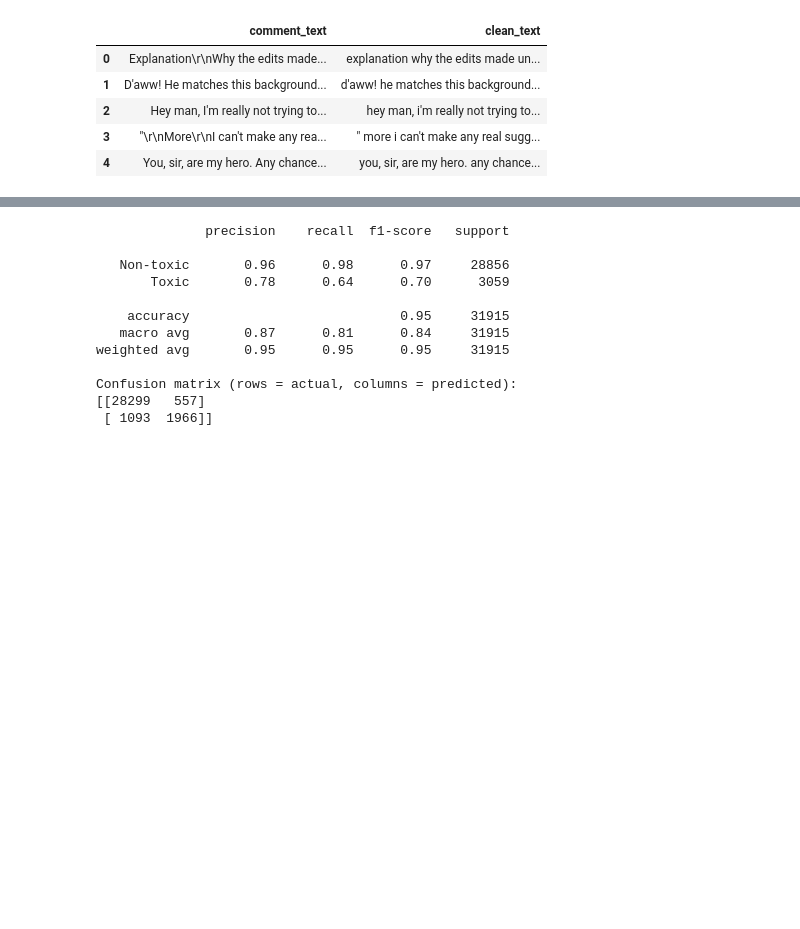
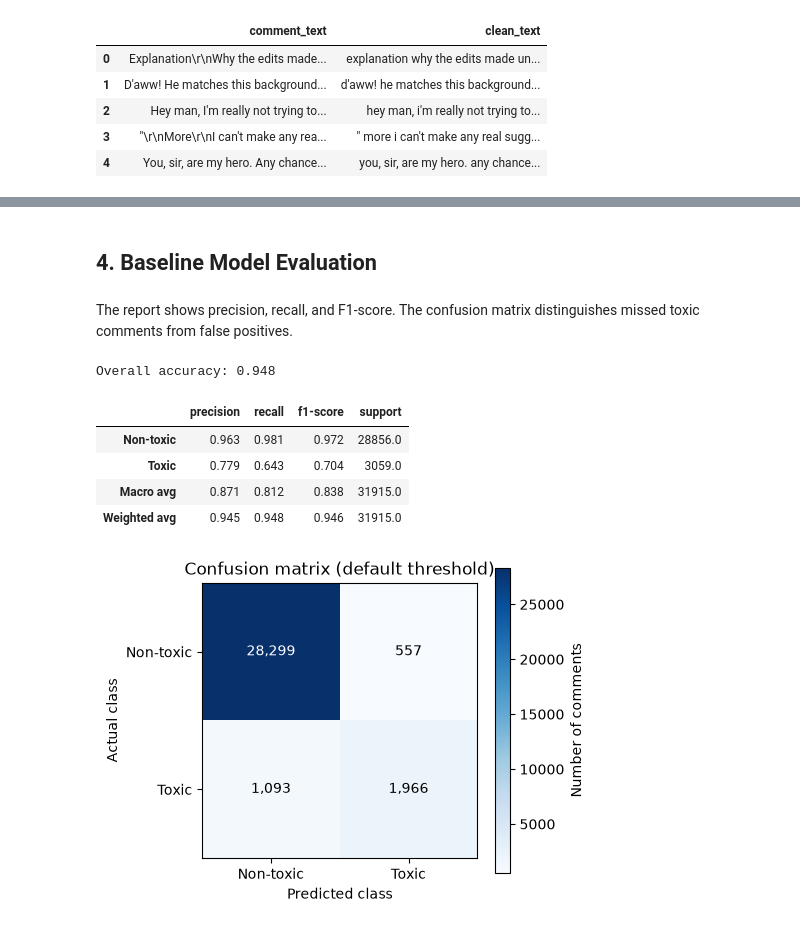
Before and after one commit to Zachr321/Data-Analysis-Project, a Jupyter notebook: Notebook.ipynb, the cells around one changed output, grey strips where cells are left out. Drawn from its saved outputs; the diff is of its cells as text; code cells hidden in the pictures; blank space fills up the shorter version.

```diff
--- a/Notebook.ipynb
+++ b/Notebook.ipynb
@@ -19,8 +34,9 @@ df_train.head()
 import html
 import re
 
+
 def preprocess_text(text):
-    """Clean a comment while keeping wording, negation, and punctuation."""
+    """Clean a comment while preserving words, negation, and punctuation."""
     if pd.isna(text):
         return ""
 
@@ -28,14 +44,12 @@ def preprocess_text(text):
     text = re.sub(r"https?://\S+|www\.\S+", " URL ", text)
     text = re.sub(r"\b[\w.+-]+@[\w.-]+\.[A-Za-z]{2,}\b", " EMAIL ", text)
     text = re.sub(r"\b(?:\d{1,3}\.){3}\d{1,3}\b", " IPADDRESS ", text)
-    text = re.sub(r"\s+", " ", text).strip().lower()
-    return text
+    return re.sub(r"\s+", " ", text).strip().lower()
 
-# Keep the original text; use clean_text as the model's text input.
+
+# Simplified preprocessing for the notebook baseline model.
 df_train["clean_text"] = df_train["comment_text"].apply(preprocess_text)
-df_test["clean_text"] = df_test["comment_text"].apply(preprocess_text)
-
-df_train[["comment_text", "clean_text"]].head()
+display(df_train[["comment_text", "clean_text"]].head())
 # %% [output]
 |  | comment_text | clean_text |
 | 0 | Explanation\r\nWhy the edits made... | explanation why the edits made un... |
@@ -85,35 +88,55 @@ Vocabulary size: 156585
+# %% [markdown]
+## 4. Baseline Model Evaluation
+# %% [markdown]
+The report shows precision, recall, and F1-score. The confusion matrix distinguishes missed toxic comments from false positives.
 # %%
+import matplotlib.pyplot as plt
+import pandas as pd
 from sklearn.naive_bayes import MultinomialNB
 from sklearn.metrics import classification_report, confusion_matrix
 
-# Train a Naive Bayes classifier using the Bag of Words training matrix.
 bow_model = MultinomialNB()
 bow_model.fit(X_train_bow, y_train)
-
-# Predict the toxicity labels for comments kept out of training.
 y_valid_pred = bow_model.predict(X_valid_bow)
 
-# Report precision, recall, and F1-score for both classes.
-print(classification_report(
+# Precision, recall, and F1-score for each class.
+report = classification_report(
     y_valid,
     y_valid_pred,
     target_names=["Non-toxic", "Toxic"],
-    zero_division=0
-))
+    output_dict=True,
+    zero_division=0,
+)
+report_df = pd.DataFrame(report).T.drop(index="accuracy").rename(index={
+    "macro avg": "Macro avg",
+    "weighted avg": "Weighted avg",
+})
+print(f"Overall accuracy: {report['accuracy']:.3f}")
+display(report_df.round(3))
 
-# Rows are the actual labels and columns are the predicted labels.
-print("Confusion matrix (rows = actual, columns = predicted):")
-print(confusion_matrix(y_valid, y_valid_pred, labels=[0, 1]))
+# Rows are actual classes; columns are predicted classes.
+cm = confusion_matrix(y_valid, y_valid_pred, labels=[0, 1])
+fig, ax = plt.subplots(figsize=(5, 4))
+ax.imshow(cm, cmap="Blues")
+ax.set_xticks([0, 1])
+ax.set_xticklabels(["Non-toxic", "Toxic"])
+ax.set_yticks([0, 1])
+ax.set_yticklabels(["Non-toxic", "Toxic"])
+ax.set_xlabel("Predicted class")
+ax.set_ylabel("Actual class")
+ax.set_title("Confusion matrix (default threshold)")
+for row in range(cm.shape[0]):
+    for col in range(cm.shape[1]):
+        color = "white" if cm[row, col] > cm.max() / 2 else "black"
+        ax.text(col, row, f"{cm[row, col]:,}", ha="center", va="center", color=color)
+fig.colorbar(ax.images[0], ax=ax, label="Number of comments")
+fig.tight_layout()
+plt.show()
 # %% [output]
-              precision    recall  f1-score   support
-
-   Non-toxic       0.96      0.98      0.97     28856
-       Toxic       0.78      0.64      0.70      3059
-
-    accuracy                           0.95     31915
-   macro avg       0.87      0.81      0.84     31915
-weighted avg       0.95      0.95      0.95     31915
-
-Confusion matrix (rows = actual, columns = predicted):
-[[28299   557]
- [ 1093  1966]]
+Overall accuracy: 0.948
+|  | precision | recall | f1-score | support |
+| Non-toxic | 0.963 | 0.981 | 0.972 | 28856.0 |
+| Toxic | 0.779 | 0.643 | 0.704 | 3059.0 |
+| Macro avg | 0.871 | 0.812 | 0.838 | 31915.0 |
+| Weighted avg | 0.945 | 0.948 | 0.946 | 31915.0 |
+[figure, added]
```
Also changed, not shown: parts of 21 cells of this notebook.
